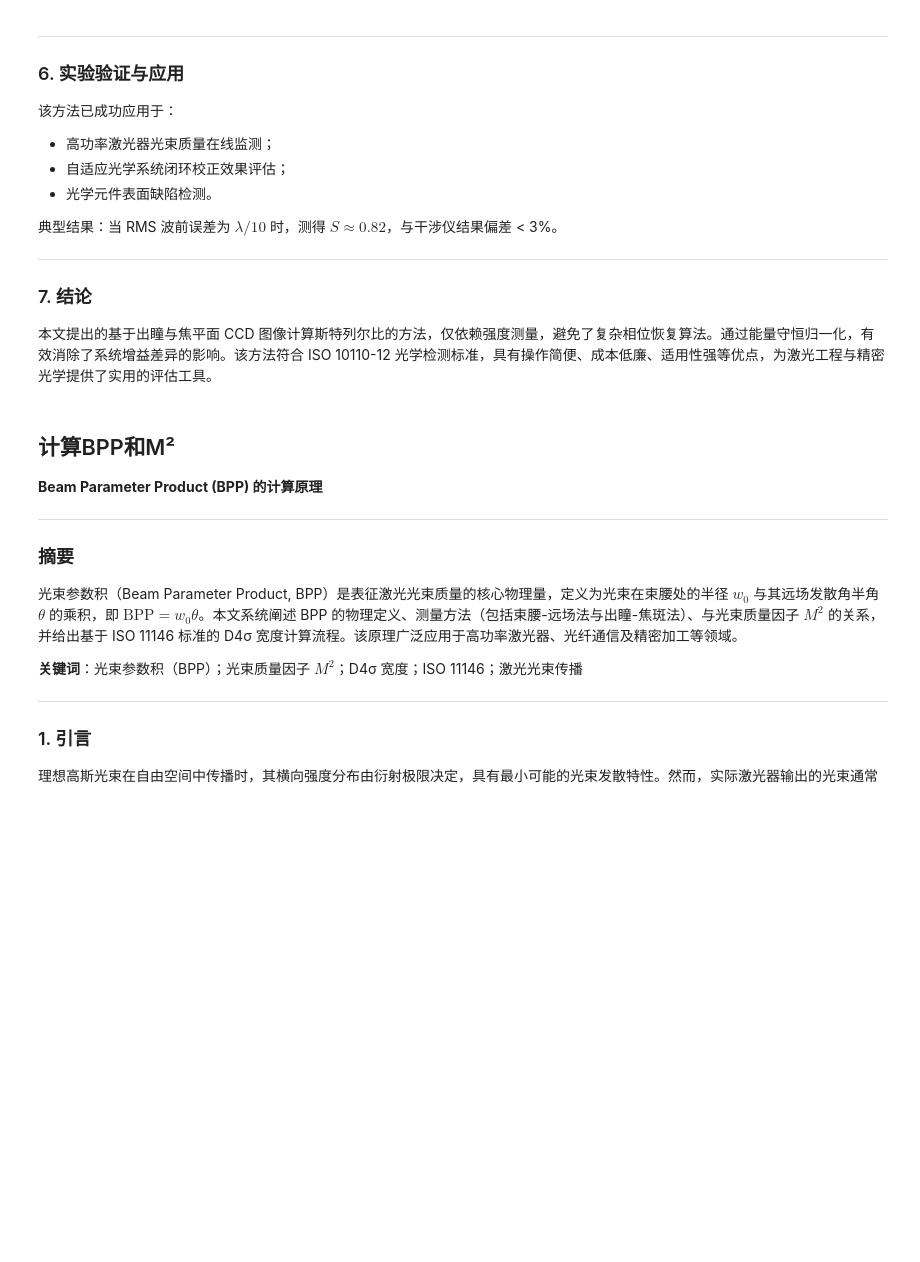
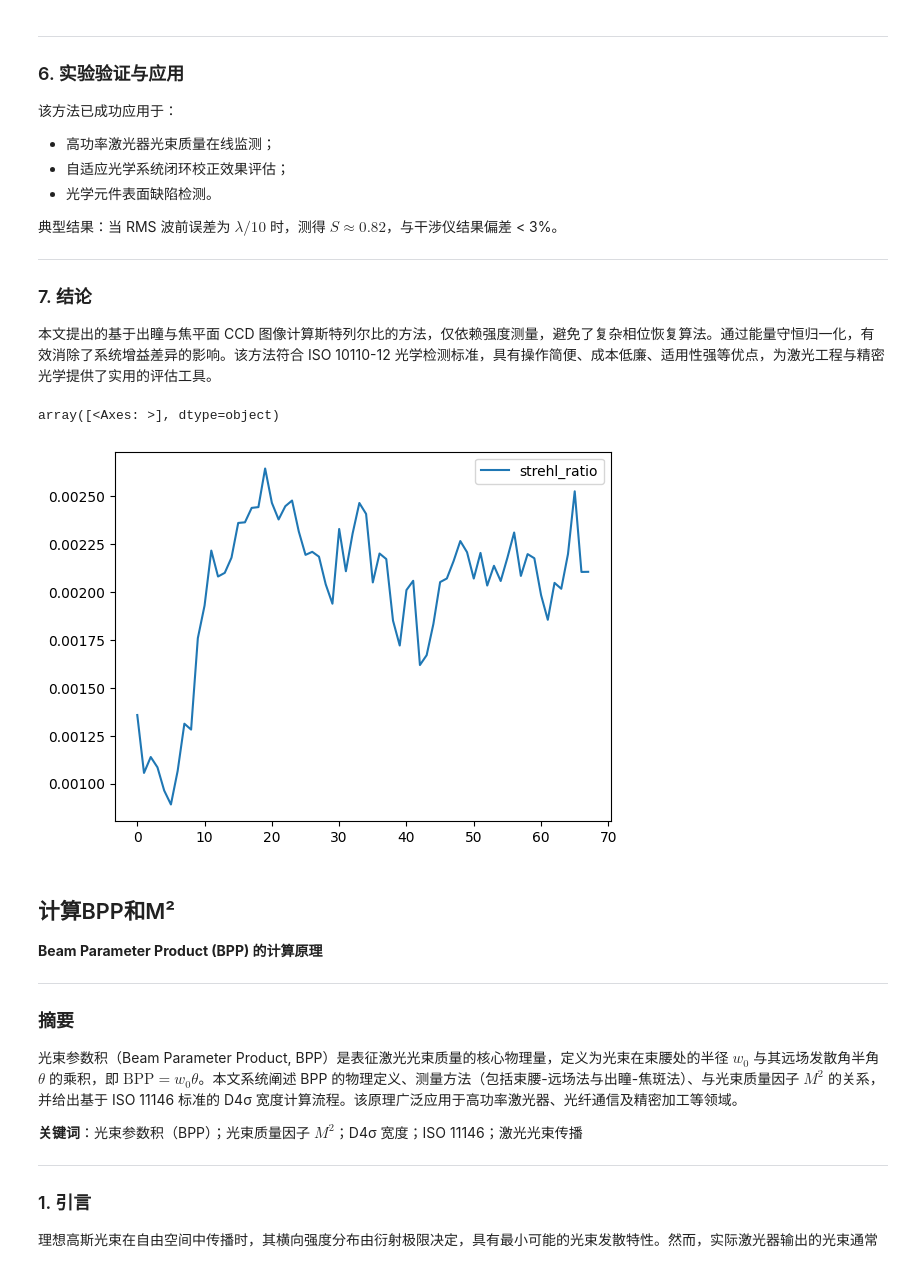
Before and after one commit to ywzhang909/optical_data_mining, a Jupyter notebook: notebooks/data.ipynb, the cells around one changed output. Cells and saved outputs as stored; diff of their text form; code cells hidden in the pictures; blank space fills up the shorter version.

```diff
--- a/notebooks/data.ipynb
+++ b/notebooks/data.ipynb
@@ -1234,41 +1274,6 @@ $$
 ### 7. 结论
 
 本文提出的基于出瞳与焦平面 CCD 图像计算斯特列尔比的方法，仅依赖强度测量，避免了复杂相位恢复算法。通过能量守恒归一化，有效消除了系统增益差异的影响。该方法符合 ISO 10110-12 光学检测标准，具有操作简便、成本低廉、适用性强等优点，为激光工程与精密光学提供了实用的评估工具。
-# %%
-# strehl
-def strehl_with_centering(pupil_centered, focal_centered, focal_scaler=1.0):
-    """
-    自动处理非中心光斑的 Strehl 比计算
-    """
-    # 2. 构建复振幅（假设相位=0）
-    amplitude = np.sqrt(np.clip(pupil_centered, 0, None))
-    amplitude = amplitude / np.sqrt(amplitude.sum()**2 + 1e-12)  # 归一化功率
-
-    # 3. 计算理想 PSF（已在中心）
-    U_focal = np.fft.fftshift(np.fft.fft2(np.fft.ifftshift(amplitude)))
-    ideal_psf = np.abs(U_focal) ** 2  # type: ignore
-
-    # 5. 能量归一化（使总功率一致）
-    total_actual = focal_centered.sum()
-    if total_actual > 0:
-        ideal_psf = ideal_psf / ideal_psf.sum() * total_actual
-
-    # 6. 计算 Strehl
-    strehl = focal_centered.max() / ideal_psf.max()
-    # return strehl, ideal_psf, pupil_centered, focal_centered
-    return {
-        'strehl': strehl,
-        'ideal_psf': ideal_psf,
-        # 'pupil_centered': pupil_centered,
-        # 'focal_centered': focal_centered
-    }
-
-strehl_results = merged_beam.swifter.apply(
-    lambda row: strehl_with_centering(row['shifted_pupil'], row['shifted_focal']),
-    axis=1,
-    result_type='expand'
-)
-merged_beam = pd.concat([merged_beam, strehl_results], axis=1)
 # %%
 def calculate_strehl_ratio_with_energy_conservation(
     pupil_img,
@@ -1376,35 +1381,41 @@ def calculate_strehl_ratio_with_energy_conservation(
         ideal_roi = ideal_on_actual[y_start:y_start+h_roi, x_start:x_start+w_roi]
     else:
         actual_roi = focus_img
         ideal_roi = ideal_on_actual
 
     total_energy_actual = np.sum(actual_roi)
     total_energy_ideal = np.sum(ideal_roi)
 
     if total_energy_ideal == 0:
         raise ValueError("理想光斑总能量为零，请检查输入光瞳图像。")
 
     # 缩放理想光斑，使其总能量 = 实际总能量
     scaling_factor = total_energy_actual / total_energy_ideal
     ideal_energy_matched = ideal_on_actual * scaling_factor
 
     # ----------------------------
     # 9. 计算斯特列尔比
     # ----------------------------
     peak_actual = np.max(actual_roi)
     peak_ideal = np.max(ideal_energy_matched[
         y_start:y_start+h_roi, x_start:x_start+w_roi
     ]) if roi_fraction < 1.0 else np.max(ideal_energy_matched)
 
     strehl = peak_actual / (peak_ideal + 1e-12)
 
     return strehl, ideal_energy_matched
 
-merged_beam.swifter.apply(
-    lambda row: calculate_strehl_ratio_with_energy_conservation(row['denoise_img_array_pupil'], row['denoise_img_array_axis']),
+strehl_results_with_scaler = merged_beam.swifter.apply(
+    lambda row: calculate_strehl_ratio_with_energy_conservation(row['shifted_img_array_pupil'], row['shifted_img_array_axis']),
     axis=1,
     result_type='expand'
 )
+strehl_results_with_scaler.columns = ['strehl_ratio', 'ideal_matched']
+merged_beam = pd.merge(merged_beam, strehl_results_with_scaler, left_index=True, right_index=True)
+strehl_results_with_scaler.plot(subplots=True)
+# %% [output]
+array([<Axes: >], dtype=object)
+[figure, added]
 # %% [markdown]
 ## 计算BPP和M²
  **Beam Parameter Product (BPP) 的计算原理**
```
Also changed, not shown: parts of 25 cells of this notebook, 3 other files.
